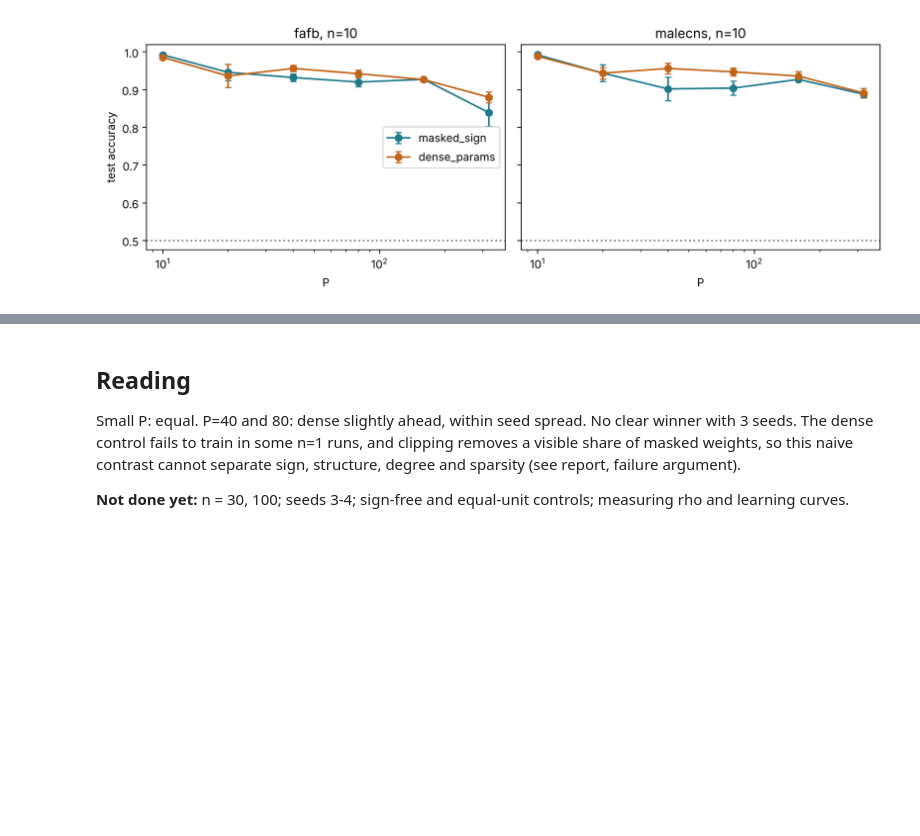
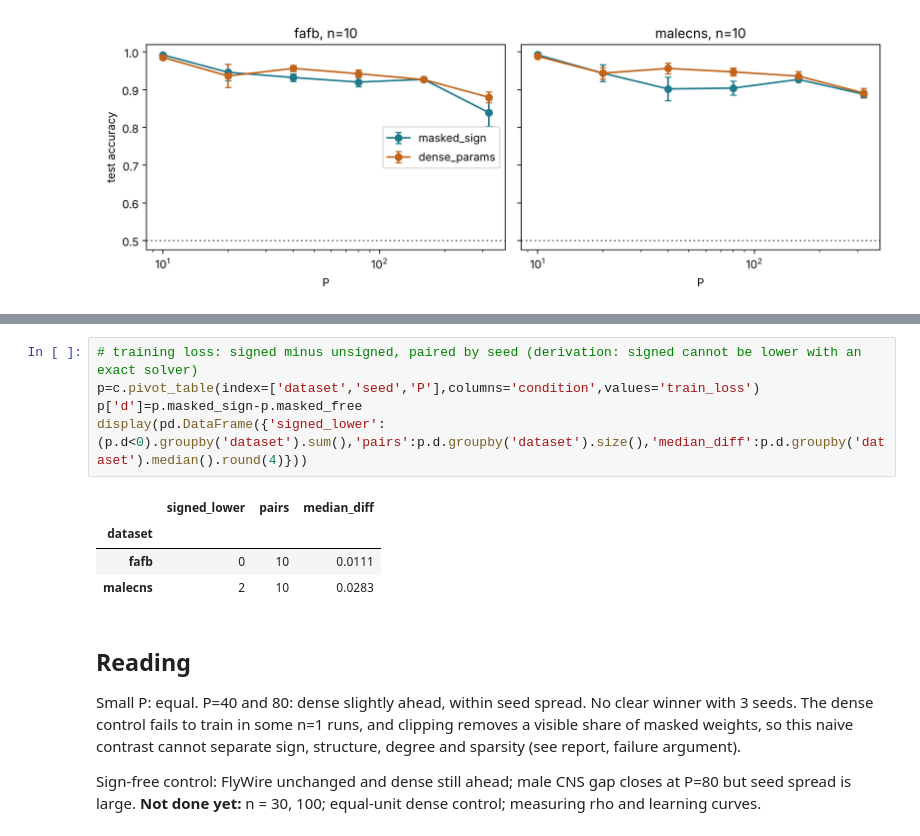
Before and after one commit to rumeysakahveci020/connectome-project3-eda-c, a Jupyter notebook: notebooks/week9_naive.ipynb, the cells around one changed output, grey strips where cells are left out. Cells and saved outputs as stored; diff of their text form; blank space fills up the shorter version.

```diff
--- a/notebooks/week9_naive.ipynb
+++ b/notebooks/week9_naive.ipynb
@@ -142,5 +161,15 @@ ax[0].set_ylabel('test accuracy');ax[0].legend();plt.tight_layout();plt.show()
+# %%
+# training loss: signed minus unsigned, paired by seed (derivation: signed cannot be lower with an exact solver)
+p=c.pivot_table(index=['dataset','seed','P'],columns='condition',values='train_loss')
+p['d']=p.masked_sign-p.masked_free
+display(pd.DataFrame({'signed_lower':(p.d<0).groupby('dataset').sum(),'pairs':p.d.groupby('dataset').size(),'median_diff':p.d.groupby('dataset').median().round(4)}))
+# %% [output]
+|  | signed_lower | pairs | median_diff |
+| dataset |  |  |  |
+| fafb | 0 | 10 | 0.0111 |
+| malecns | 2 | 10 | 0.0283 |
 # %% [markdown]
 ## Reading
 Small P: equal. P=40 and 80: dense slightly ahead, within seed spread. No clear winner with 3 seeds. The dense control fails to train in some n=1 runs, and clipping removes a visible share of masked weights, so this naive contrast cannot separate sign, structure, degree and sparsity (see report, failure argument).
 
-**Not done yet:** n = 30, 100; seeds 3-4; sign-free and equal-unit controls; measuring rho and learning curves.
+Sign-free control: FlyWire unchanged and dense still ahead; male CNS gap closes at P=80 but seed spread is large. **Not done yet:** n = 30, 100; equal-unit dense control; measuring rho and learning curves.
```
Also changed, not shown: parts of 3 cells of this notebook.
